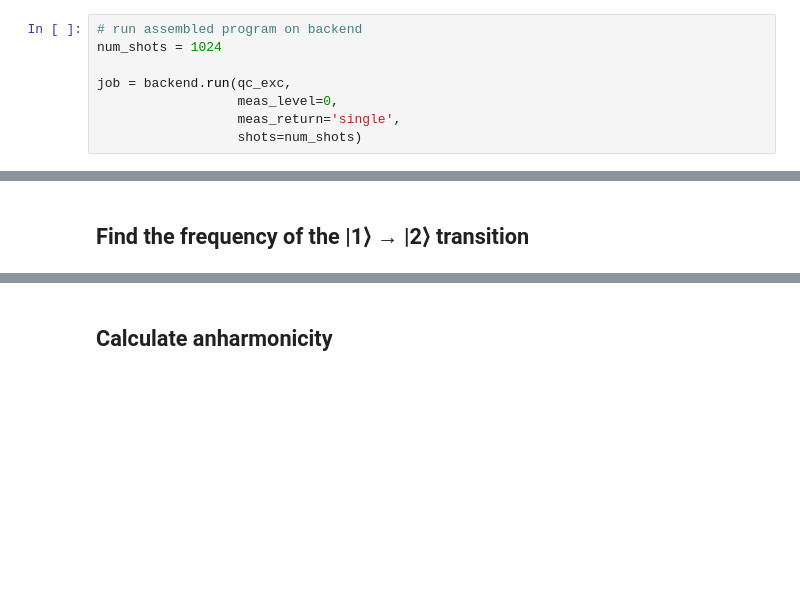
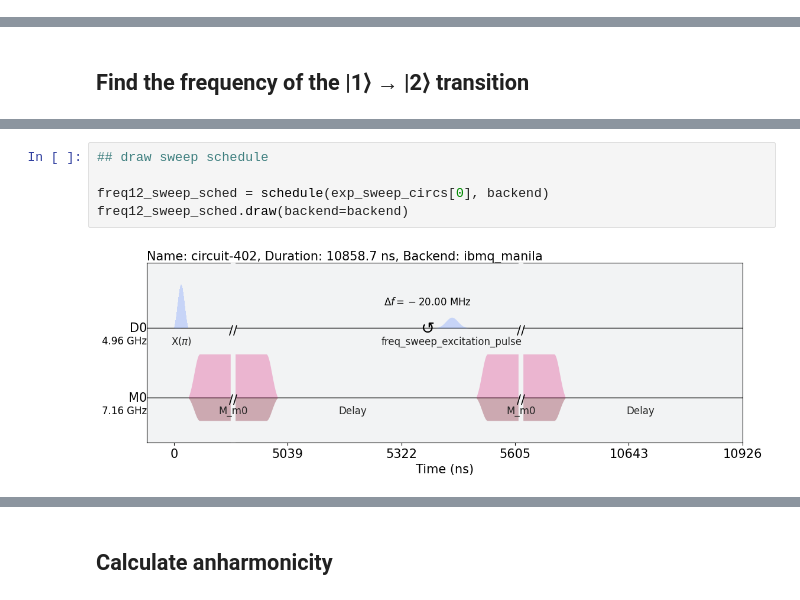
Before and after one commit to drewcurran/ECE396_Project, a Jupyter notebook: Beyond the Two-Level System.ipynb, the cells around one changed output, grey strips where cells are left out. Cells and saved outputs as stored; diff of their text form; blank space fills up the shorter version.

```diff
--- a/Beyond the Two-Level System.ipynb
+++ b/Beyond the Two-Level System.ipynb
@@ -385,8 +360,0 @@ exec_schedule.draw(backend=backend)
-# %%
-# run assembled program on backend
-num_shots = 1024
-
-job = backend.run(qc_exc,
-                  meas_level=0,
-                  meas_return='single',
-                  shots=num_shots)
@@ -411,0 +415,7 @@ Result(backend_name='ibmq_manila', backend_version='1.1.0', qobj_id='e847b15c-13
+# %%
+## draw sweep schedule
+
+freq12_sweep_sched = schedule(exp_sweep_circs[0], backend)
+freq12_sweep_sched.draw(backend=backend)
+# %% [output]
+[figure, added]
```
Also changed, not shown: parts of 20 cells of this notebook.
